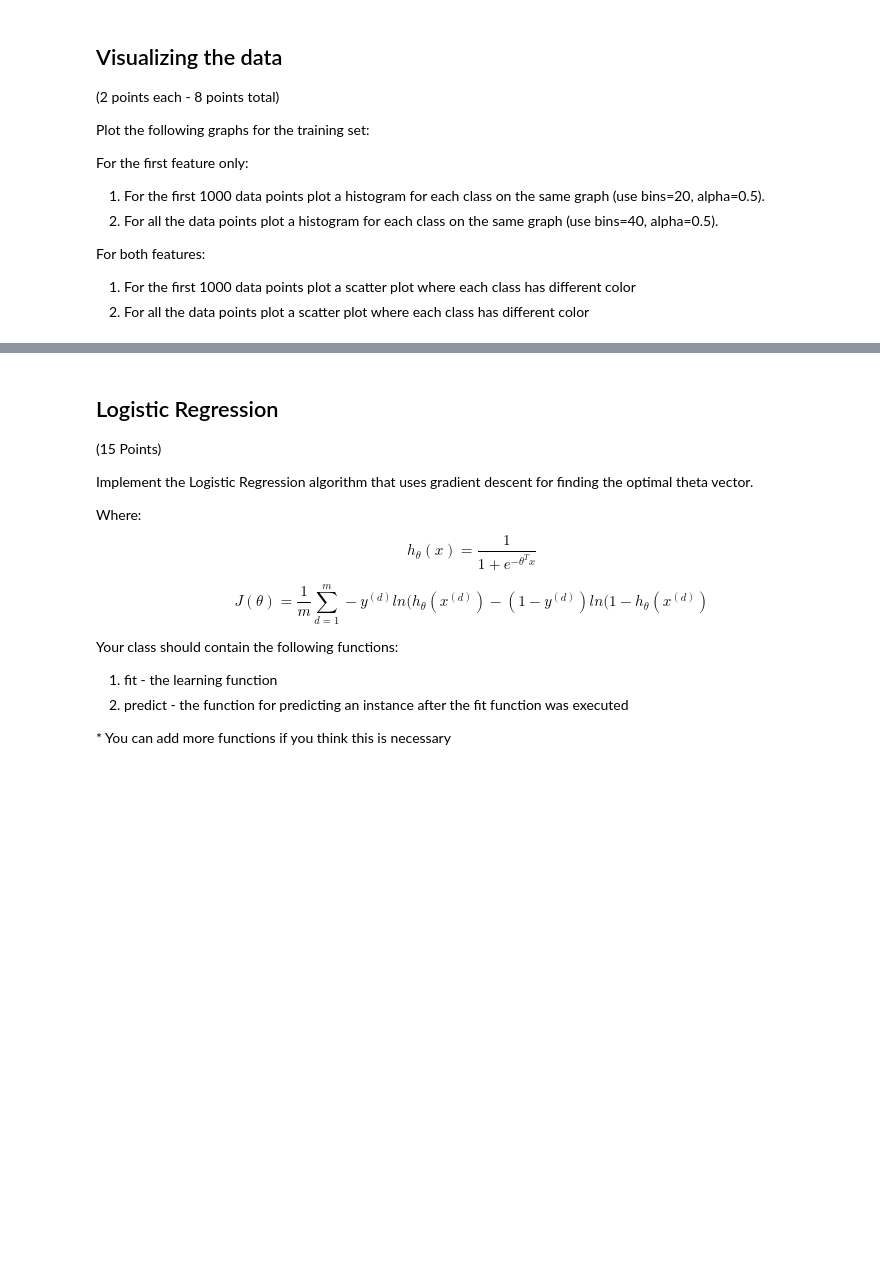
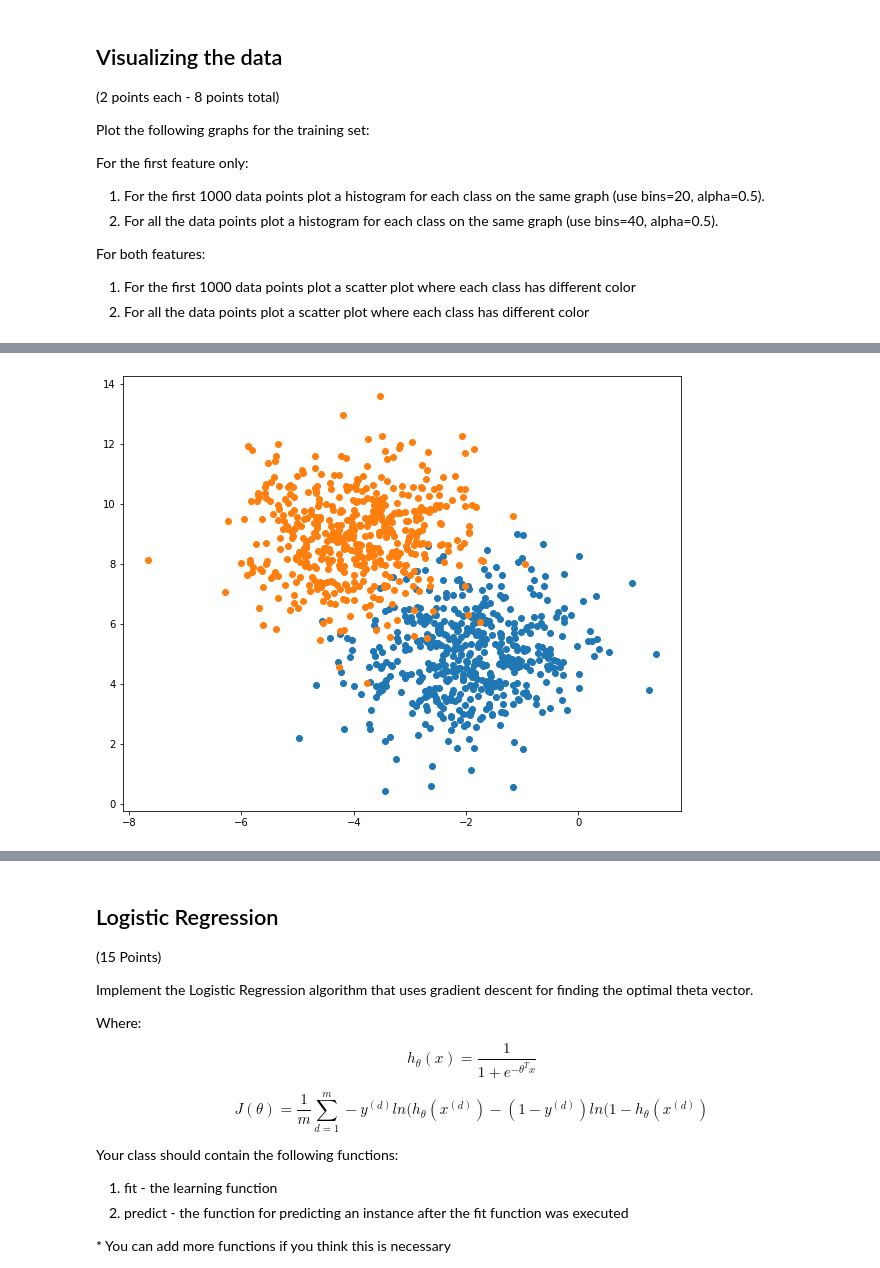
Before and after one commit to BDR2939/ML-from-Data, a Jupyter notebook: HW4/hw4_319238119_207576463.ipynb, the cells around one changed output, grey strips where cells are left out. Cells and saved outputs as stored; diff of their text form; code cells hidden in the pictures; blank space fills up the shorter version.

```diff
--- a/HW4/hw4_319238119_207576463.ipynb
+++ b/HW4/hw4_319238119_207576463.ipynb
@@ -92,0 +128,10 @@ For both features:
+# %%
+fig, ax = plt.subplots()
+
+for val in np.unique(y_training):
+    class_points = first_1000_data_point.loc[first_1000_data_point['y'] == val]
+    ax.scatter(class_points['x1'].values, class_points['x2'])
+
+plt.show()
+# %% [output]
+[figure, added]
```
Also changed, not shown: parts of 5 cells of this notebook.
